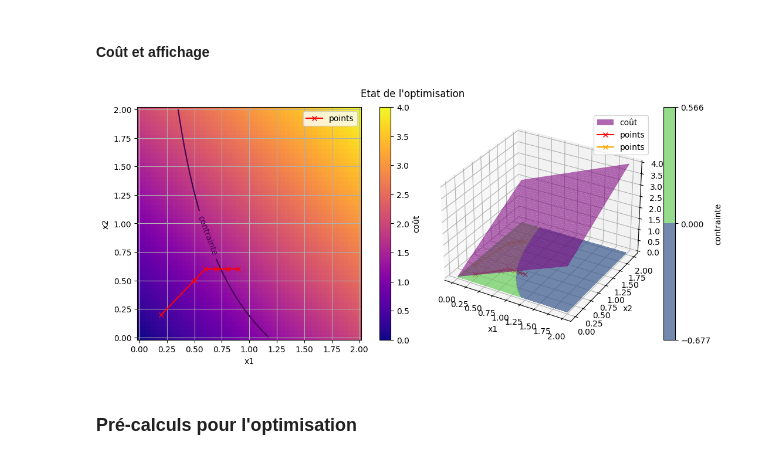
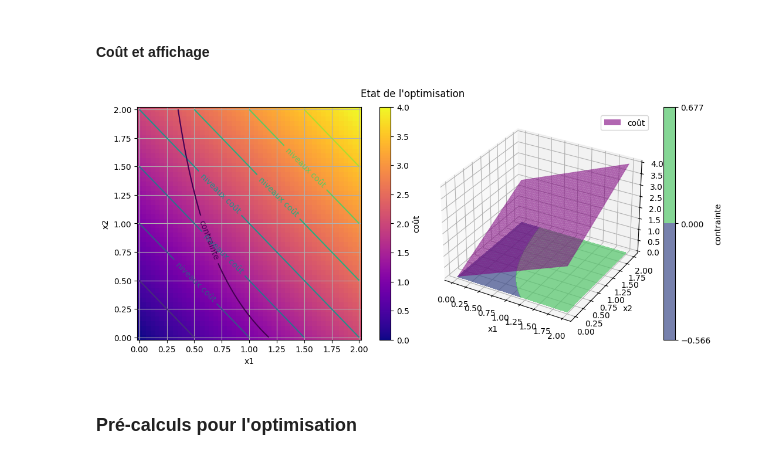
Before and after one commit to lattes314/Jupyter, a Jupyter notebook: optimManon.ipynb, the cells around one changed output. Cells and saved outputs as stored; diff of their text form; code cells hidden in the pictures.

Commit message:
Corrections mineures (graphique et code).

```diff
--- a/optimManon.ipynb
+++ b/optimManon.ipynb
@@ -49,6 +49,7 @@ def comparaison3DPlot(function_to_plot: Callable[[VectorArray],ScalarArray],
     Zcout = convert(function_to_plot, X, Y)
     surfCout = ax3D.plot_surface(X, Y, Zcout, rstride=1, cstride=1, linewidth=0, antialiased=True, color="purple", alpha=0.6, label="coût")
     flatCout = ax2D.pcolormesh(X, Y, Zcout, cmap="plasma")
+    flatContourCout = ax2D.contour(X,Y,Zcout)
 
     # contrainte
     if not(function_constrain is None):
@@ -61,6 +62,7 @@ def comparaison3DPlot(function_to_plot: Callable[[VectorArray],ScalarArray],
         points_2D_2D = ax2D.plot(points[0,:], points[1,:], color="red", marker="x", label="points")
         points_2D_3D = ax3D.plot(points[0,:], points[1,:], np.zeros(points[0,:].shape)-np.min(Zcout), color="red", marker="x", label="points")
         points_2D_3D = ax3D.plot(points[0,:], points[1,:], function_to_plot(points), color="orange", marker="x", label="points")
+        ax2D.legend()
 
     # Cosmétique
     ax3D.grid(True)
@@ -70,7 +72,7 @@ def comparaison3DPlot(function_to_plot: Callable[[VectorArray],ScalarArray],
     ax3D.set_zlim([np.min(Zcout),np.max(Zcout)])
     ax3D.legend()
     ax2D.clabel(flatCont, fmt="contrainte")
-    ax2D.legend()
+    ax2D.clabel(flatContourCout, fmt="niveaux coût")
     ax2D.grid(True)
     ax2D.set_xlabel('x1')
     ax2D.set_ylabel('x2')
@@ -146,8 +148,8 @@ def h_old(x: Vector) -> float:
     return max(real)
 
 def h(points: VectorArray) -> ScalarArray:
-    """Fonction h optimisée pour le calcul."""
-    return np.array([np.max(np.linalg.eig(matA)[0].real) for matA in A(points)])
+    """Fonction h optimisée pour le calcul. En sachant que l'on se met dans le cas """
+    return -1*np.array([np.max(np.linalg.eig(matA)[0].real) for matA in A(points)])
 # %% [markdown]
 #### Coût et affichage
 # %%
@@ -157,12 +159,12 @@ def f(points: VectorArray) -> ScalarArray:
 # %%
 Xdomain = np.linspace(0,2)
 X,Y = np.meshgrid(Xdomain,Xdomain)
 points = np.array([[0.2, 0.5, 0.6, 0.7, 0.8, 0.9],
                    [0.2, 0.5, 0.6, 0.6, 0.6, 0.6]])
 
-comparaison3DPlot(f,[X,Y],h, points)
+comparaison3DPlot(f,[X,Y],h)
 # %% [output]
-[figure, old version]
+[figure, new version]
 # %% [markdown]
 ### Pré-calculs pour l'optimisation
 # %% [markdown]
```
Also changed, not shown: parts of 7 cells of this notebook.
